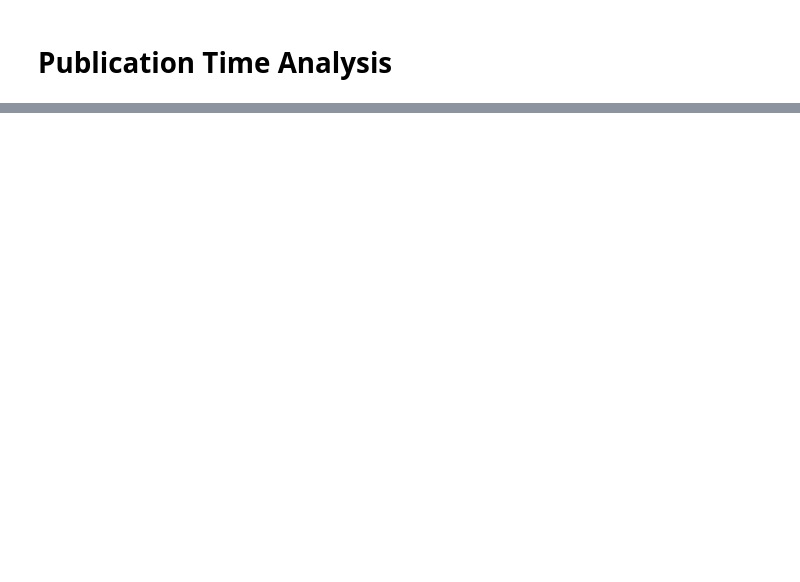
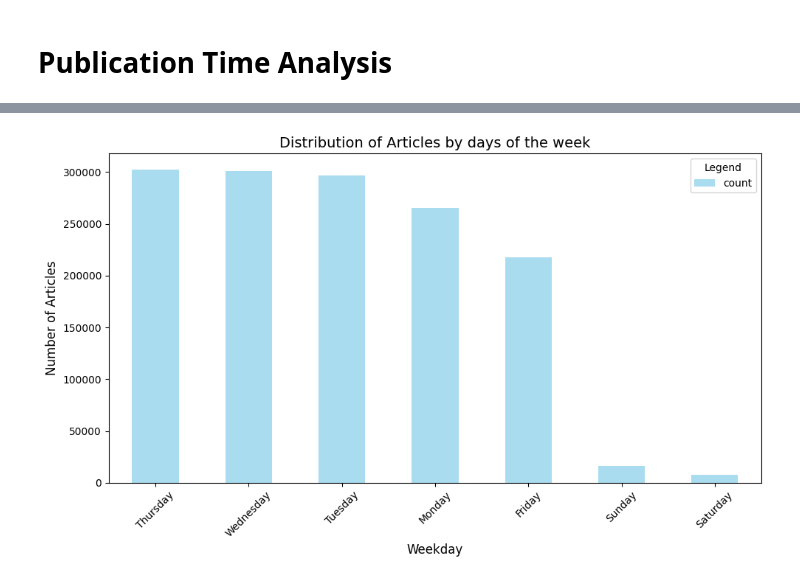
Before and after one commit to Khayo-7/10Academy-Kifiya-Week-1, a Jupyter notebook: notebooks/analyst_ratings_EDA.ipynb, the cells around one changed output, grey strips where cells are left out. Drawn from its saved outputs; the diff is of its cells as text; code cells hidden in the pictures; blank space fills up the shorter version.

```diff
--- a/notebooks/analyst_ratings_EDA.ipynb
+++ b/notebooks/analyst_ratings_EDA.ipynb
@@ -252,0 +216,5 @@ spikes
+# %%
+# Distribution of articles by days of the week
+plot_bar(pub_df['publication_weekday_name'], 'Distribution of Articles by days of the week', 'Weekday', 'Number of Articles', color='skyblue')
+# %% [output]
+[figure, added]
```
Also changed, not shown: parts of 59 cells of this notebook, 22 other files.
